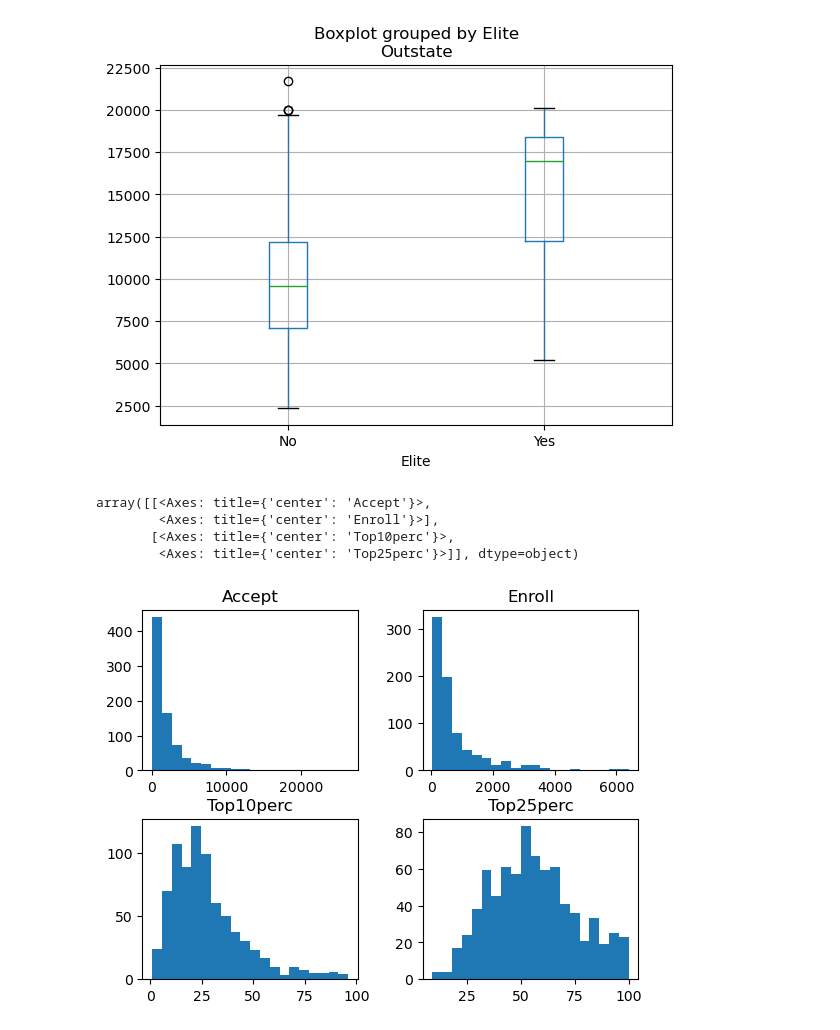
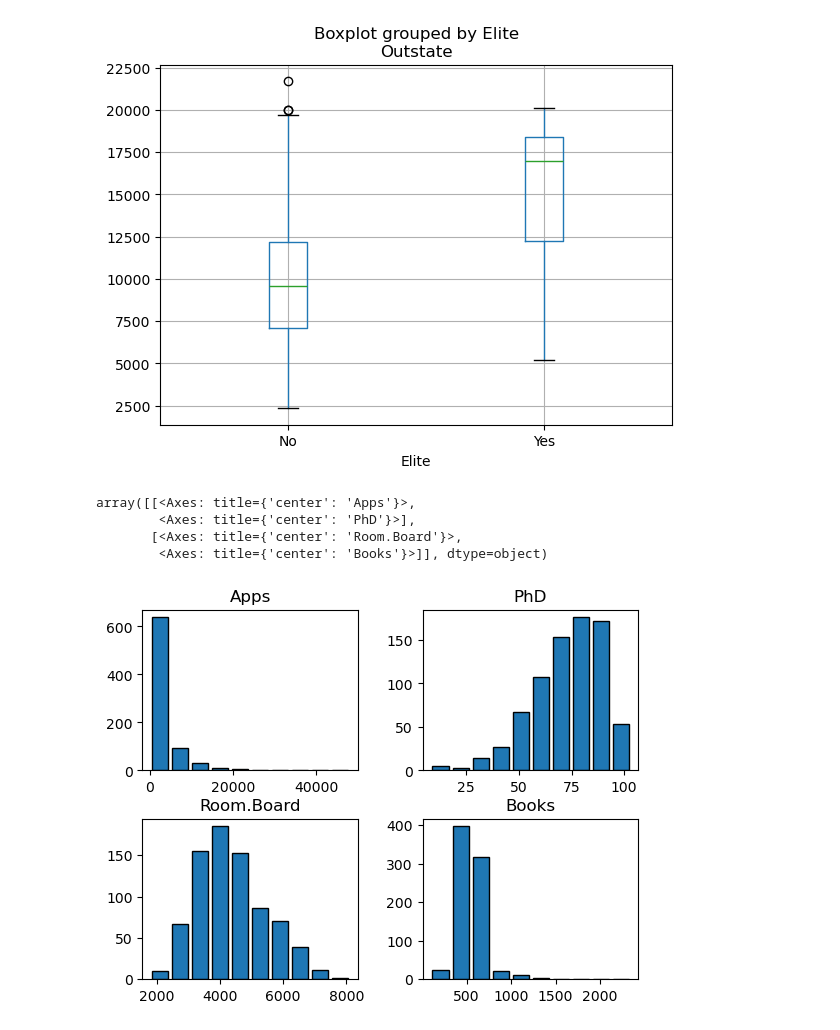
Before and after one commit to KatjaParak/Databehandling-Katsiaryna-Parakhnevich, a Jupyter notebook: Labs/Lab1.ipynb, the cells around one changed output. Cells and saved outputs as stored; diff of their text form; code cells hidden in the pictures.

```diff
--- a/Labs/Lab1.ipynb
+++ b/Labs/Lab1.ipynb
@@ -64,11 +85,13 @@ college.boxplot(column='Outstate',by='Elite')
 # %% [output]
 <Axes: title={'center': 'Outstate'}, xlabel='Elite'>
 [figure]
-# %%
-college.hist(['Accept', 'Enroll', 'Top10perc', 'Top25perc'], bins=20,grid=False)
-# %% [output]
-array([[<Axes: title={'center': 'Accept'}>,
-        <Axes: title={'center': 'Enroll'}>],
-       [<Axes: title={'center': 'Top10perc'}>,
-        <Axes: title={'center': 'Top25perc'}>]], dtype=object)
-[figure, removed]
+# %%
+# g)
+
+college.hist(['Apps', 'PhD', 'Room.Board', 'Books'],grid=False,edgecolor='black',rwidth=0.8)
+# %% [output]
+array([[<Axes: title={'center': 'Apps'}>,
+        <Axes: title={'center': 'PhD'}>],
+       [<Axes: title={'center': 'Room.Board'}>,
+        <Axes: title={'center': 'Books'}>]], dtype=object)
+[figure, added]
```
Also changed, not shown: parts of 15 cells of this notebook.
